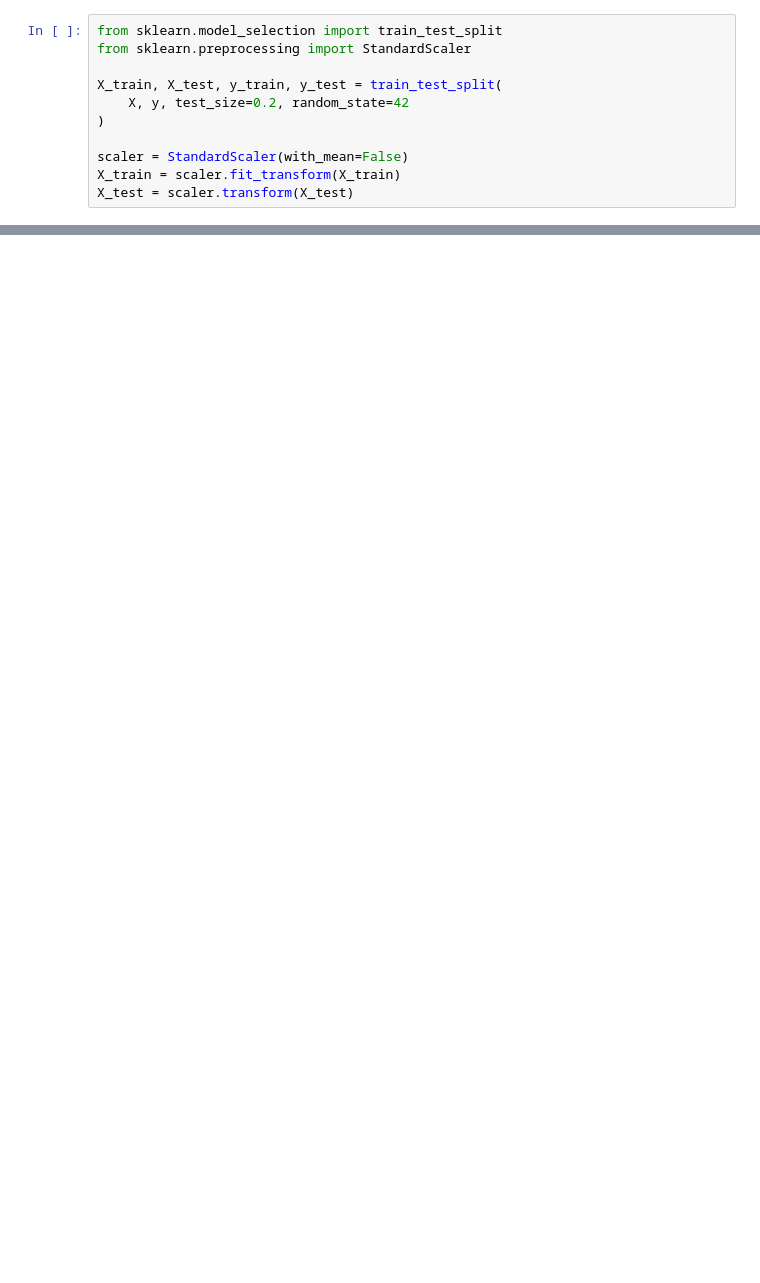
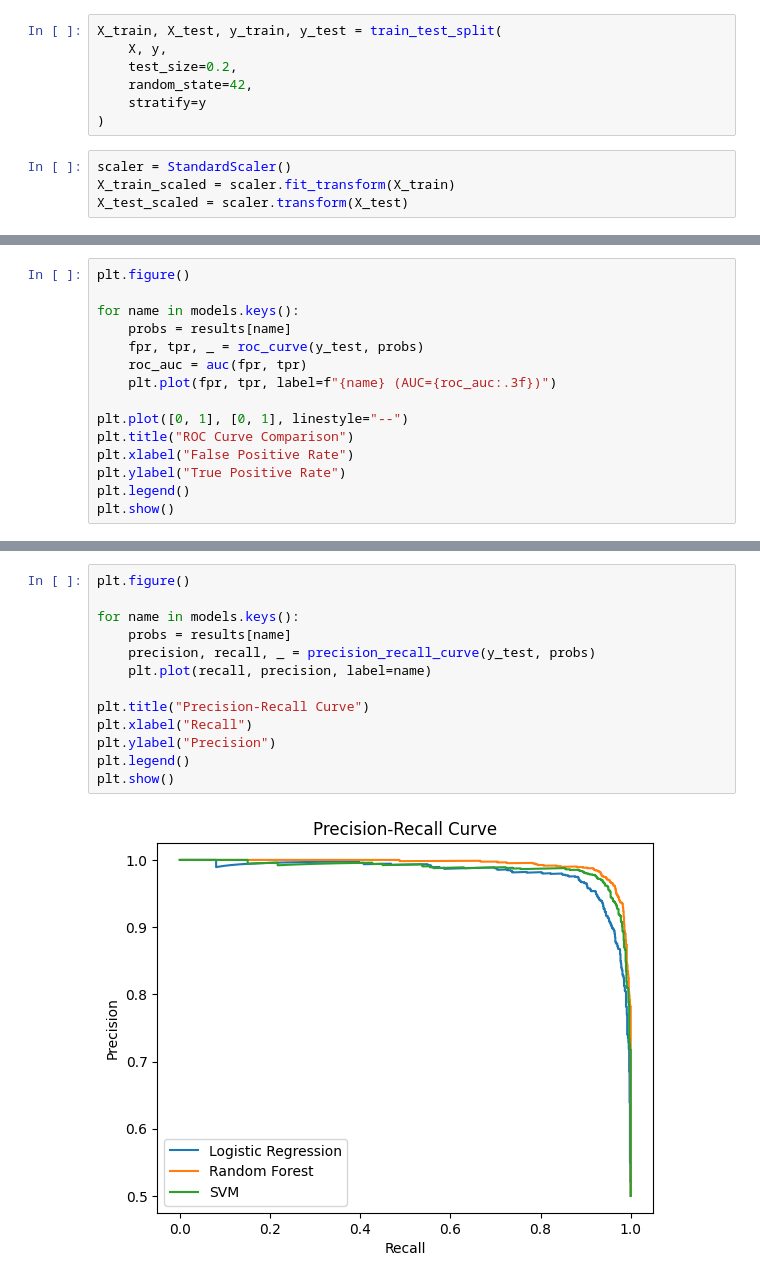
Before and after one commit to JyT7891/FYP, a Jupyter notebook: backend/model_comparison.ipynb, the cells around one changed output, grey strips where cells are left out. Drawn from its saved outputs; the diff is of its cells as text; blank space fills up the shorter version.

```diff
--- a/backend/model_comparison.ipynb
+++ b/backend/model_comparison.ipynb
@@ -69,12 +38,12 @@ y = df['label']
 # %%
-from sklearn.model_selection import train_test_split
-from sklearn.preprocessing import StandardScaler
-
 X_train, X_test, y_train, y_test = train_test_split(
-    X, y, test_size=0.2, random_state=42
+    X, y,
+    test_size=0.2,
+    random_state=42,
+    stratify=y
 )
-
-scaler = StandardScaler(with_mean=False)
-X_train = scaler.fit_transform(X_train)
-X_test = scaler.transform(X_test)
+# %%
+scaler = StandardScaler()
+X_train_scaled = scaler.fit_transform(X_train)
+X_test_scaled = scaler.transform(X_test)
 # %%
@@ -121,0 +127,15 @@ for name, model in models.items():
+# %%
+plt.figure()
+
+for name in models.keys():
+    probs = results[name]
+    fpr, tpr, _ = roc_curve(y_test, probs)
+    roc_auc = auc(fpr, tpr)
+    plt.plot(fpr, tpr, label=f"{name} (AUC={roc_auc:.3f})")
+
+plt.plot([0, 1], [0, 1], linestyle="--")
+plt.title("ROC Curve Comparison")
+plt.xlabel("False Positive Rate")
+plt.ylabel("True Positive Rate")
+plt.legend()
+plt.show()
@@ -121,0 +144,15 @@ for name, model in models.items():
+# %%
+plt.figure()
+
+for name in models.keys():
+    probs = results[name]
+    precision, recall, _ = precision_recall_curve(y_test, probs)
+    plt.plot(recall, precision, label=name)
+
+plt.title("Precision-Recall Curve")
+plt.xlabel("Recall")
+plt.ylabel("Precision")
+plt.legend()
+plt.show()
+# %% [output]
+[figure, added]
```
Also changed, not shown: parts of 17 cells of this notebook.
